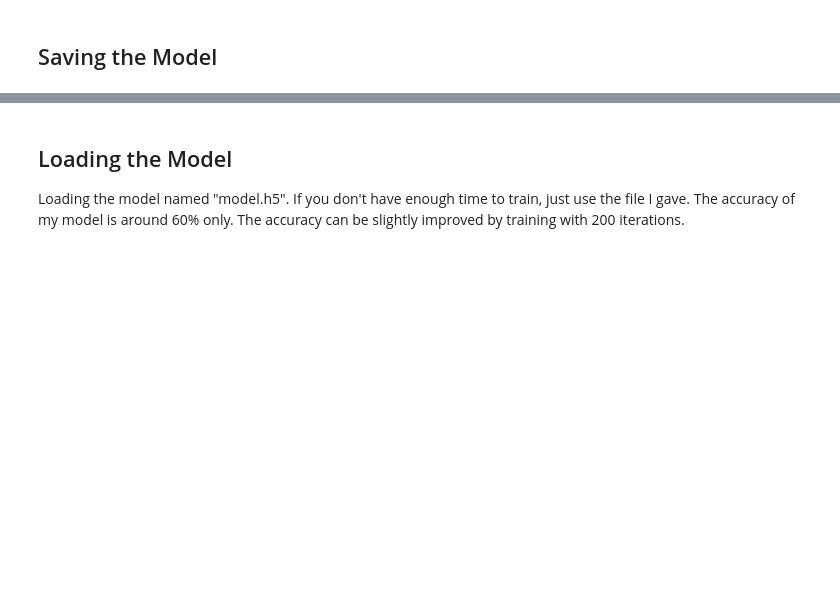
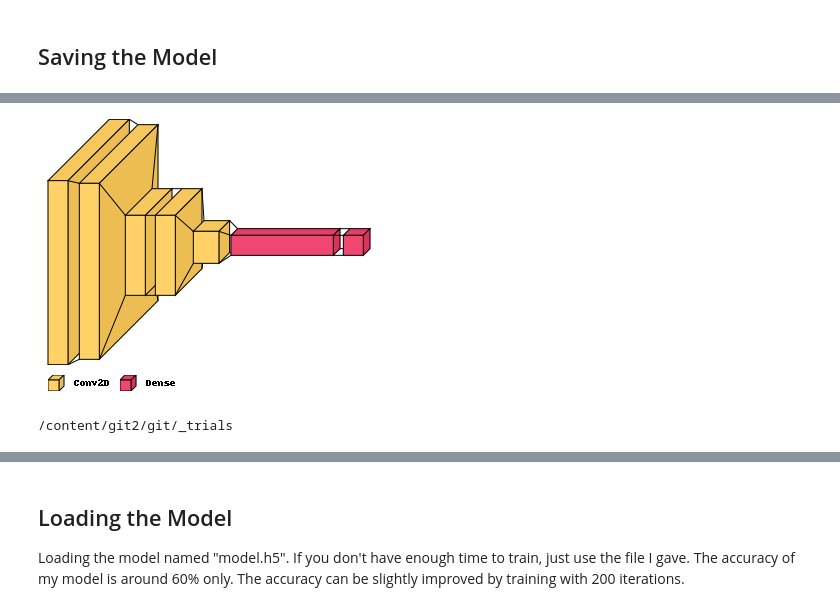
Before and after one commit to HEP-Dexan3327/AI-Diary-1-Vanilla-CNN-, a Jupyter notebook: emojify BasicCNN (v4).ipynb, the cells around one changed output, grey strips where cells are left out. Cells and saved outputs as stored; diff of their text form; code cells hidden in the pictures; blank space fills up the shorter version.

```diff
--- a/emojify BasicCNN (v4).ipynb
+++ b/emojify BasicCNN (v4).ipynb
@@ -115,0 +148,13 @@ Epoch 50/50
+# %%
+#Saving the visualization of model
+visualfile = version+"_shape.png"
+!pip install visualkeras
+import visualkeras
+from tensorflow.keras.layers import BatchNormalization, ZeroPadding2D, Activation, MaxPool2D
+
+# Visualizing our model architecture
+visualkeras.layered_view(emotion_model,
+                         legend=True,
+                         to_file=visualfile,
+                         type_ignore=[MaxPool2D,Activation,ZeroPadding2D,BatchNormalization,Dropout,Flatten])  # font is optional!
+# %% [output]
@@ -116,2 +166,3 @@ Epoch 50/50
+[figure, added]
 # %%
 #Saving the model
@@ -118,0 +174,16 @@ emotion_model.save('model.h5')
+# %%
+%cd ../_trials
+mdfile = version+".md"
+# navigate to git/_trials
+nameline = "name: " + name
+datetime = "datetime: " + version
+errorate = "errorrate: " + errorrate
+imagelin = "img: " + visualfile
+!echo --- > $mdfile
+!echo $nameline >> $mdfile
+!echo $datetime >> $mdfile
+!echo $errorate >> $mdfile
+!echo $imagelin >> $mdfile
+!echo --- >> $mdfile
+# %% [output]
+/content/git2/git/_trials
```
Also changed, not shown: parts of 22 cells of this notebook.
